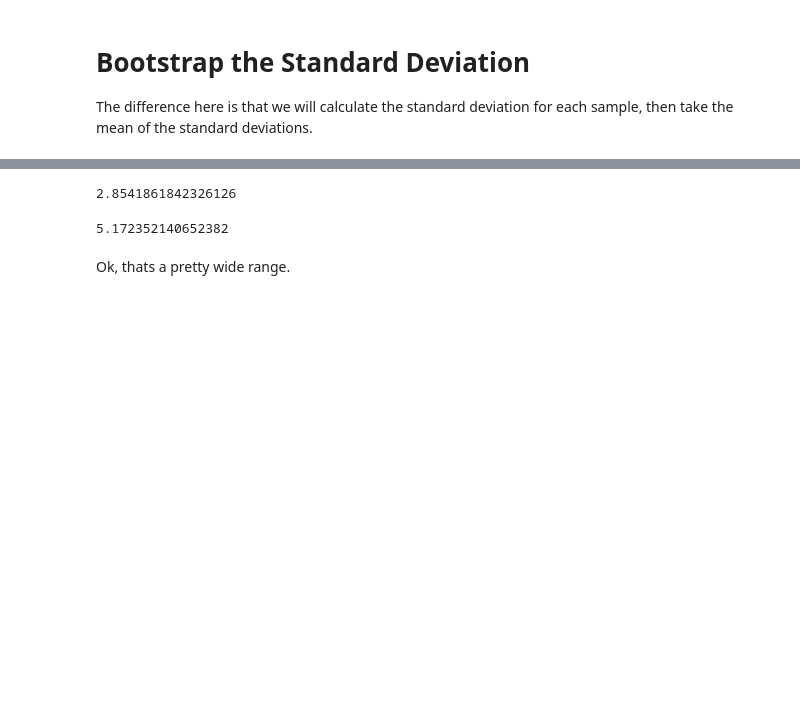
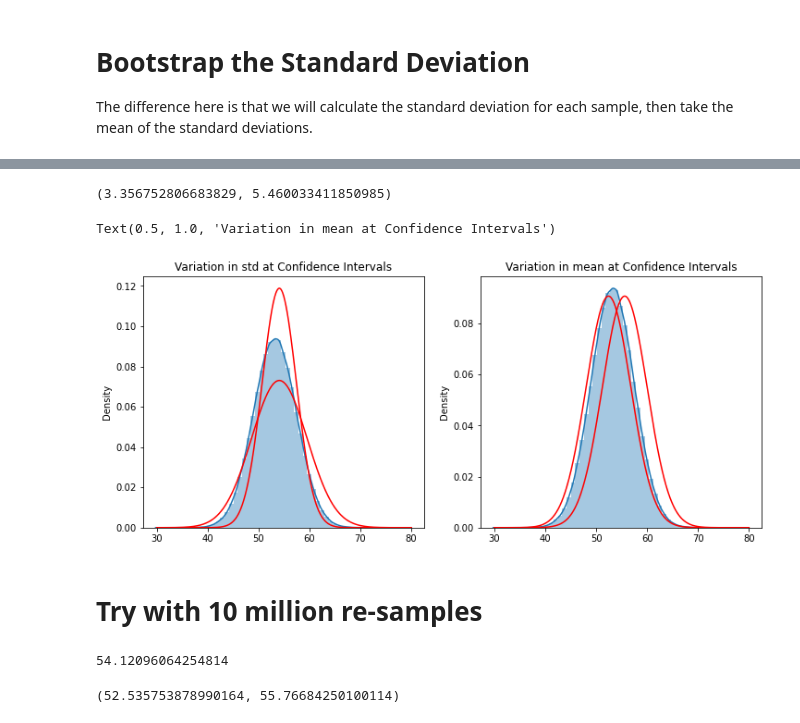
Before and after one commit to benbogart/bootstrapping_the_std, a Jupyter notebook: bootstrapping_the_std.ipynb, the cells around one changed output, grey strips where cells are left out. Saved outputs shown, nothing was run; the diff lists cells and outputs as text; code cells hidden in the pictures; blank space fills up the shorter version.

```diff
--- a/bootstrapping_the_std.ipynb
+++ b/bootstrapping_the_std.ipynb
@@ -52,0 +59,5 @@ np.quantile(bs_means, 0.975)
+# %%
+means_qtl_025 = np.quantile(bs_means, 0.025)
+means_qtl_975 = np.quantile(bs_means, 0.975)
+
+means_qtl_025, means_qtl_975
@@ -65,16 +78,66 @@ bs_std_mean
-# %%
-np.quantile(bs_stds, 0.025)
-# %% [output]
-2.8541861842326126
-# %%
-np.quantile(bs_stds, 0.975)
-# %% [output]
-5.172352140652382
-# %% [markdown]
-Ok, thats a pretty wide range.
+# %%
+std_qtl_025 = np.quantile(bs_stds, 0.025)
+std_qtl_975 = np.quantile(bs_stds, 0.975)
+
+std_qtl_025, std_qtl_975
+# %% [output]
+(3.356752806683829, 5.460033411850985)
+# %%
+x = np.linspace(30, 80, 1000)
+
+# plot the distributions with std at the confidence intervals
+dist_low = st.norm(loc=bs_means_mean, scale=std_qtl_025)
+y_low = dist_low.pdf(x)
+
+dist_high = st.norm(loc=bs_means_mean, scale=std_qtl_975)
+y_high = dist_high.pdf(x)
+
+
+#plot
+fig, (ax1, ax2) = plt.subplots(1, 2, figsize=(12, 5))
+
+plt.sca(ax1)
+sns.distplot(population, ax=ax1)
+plt.plot(x,y_low, color='red')
+plt.plot(x,y_high, color='red')
+plt.title('Variation in std at Confidence Intervals')
+
+
+# plot the distributions with mean at the confidence intervals
+dist_low = st.norm(loc=means_qtl_025, scale=bs_std_mean)
+y_low = dist_low.pdf(x)
+
+dist_high = st.norm(loc=means_qtl_975, scale=bs_std_mean)
+y_high = dist_high.pdf(x)
+
+#plot
+plt.sca(ax2)
+sns.distplot(population)
+plt.plot(x,y_low, color='red')
+plt.plot(x,y_high, color='red')
+
+plt.title('Variation in mean at Confidence Intervals')
+# %% [output]
+Text(0.5, 1.0, 'Variation in mean at Confidence Intervals')
+[figure, added]
+# %% [markdown]
+# Try with 10 million re-samples
 # %%
 # patience, this will take some time
 bs_big = np.random.choice(sample, (len(sample), 10**7), replace=True)
+# %%
+bs_means = bs_big.mean(axis=0)
+bs_means_mean = bs_means.mean()
+bs_means_mean
+# %% [output]
+54.12096064254814
+# %%
+means_qtl_025 = np.quantile(bs_means, 0.025)
+means_qtl_975 = np.quantile(bs_means, 0.975)
+
+means_qtl_025, means_qtl_975
+# %% [output]
+(52.535753878990164, 55.76684250100114)
 # %%
 bs_stds = bs_big.std(axis=0)
 bs_std_mean = bs_stds.mean()
```
Also changed, not shown: parts of 23 cells of this notebook.
